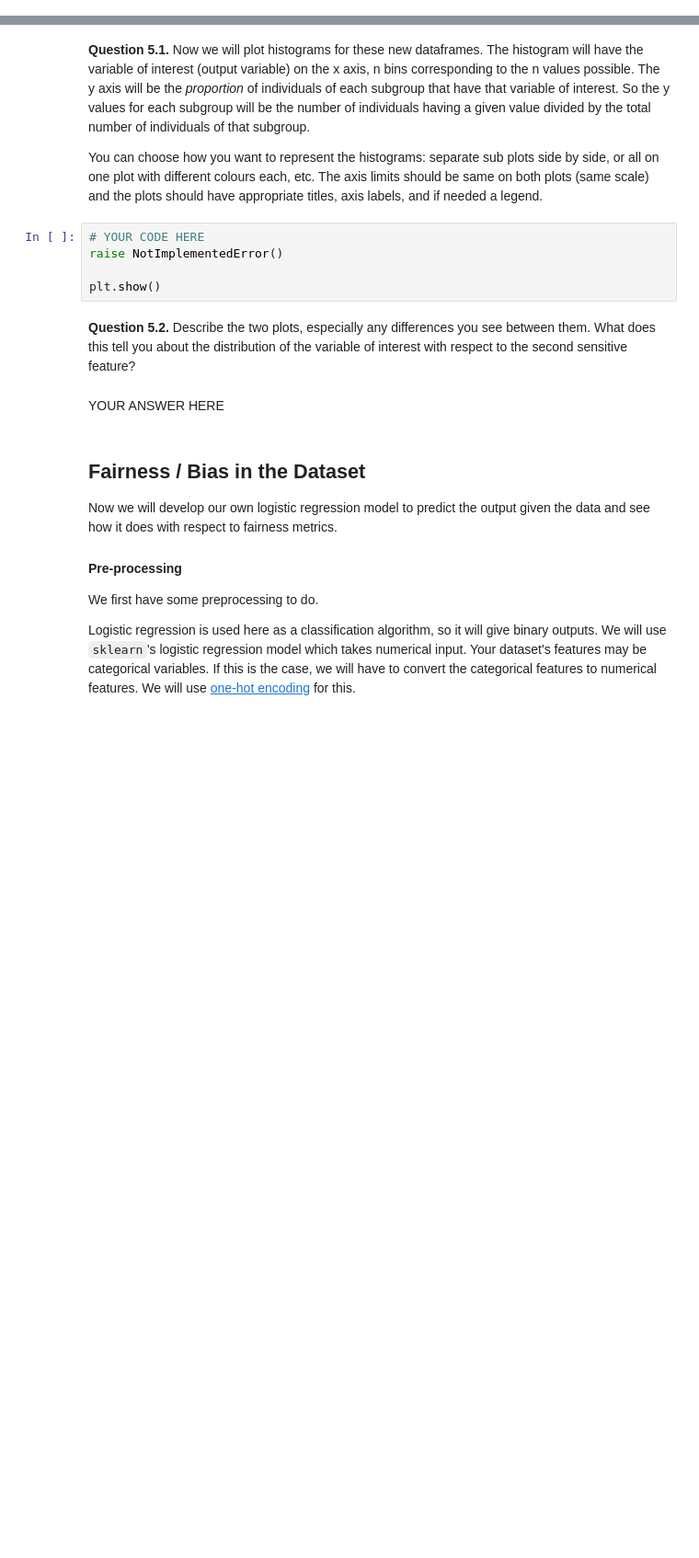
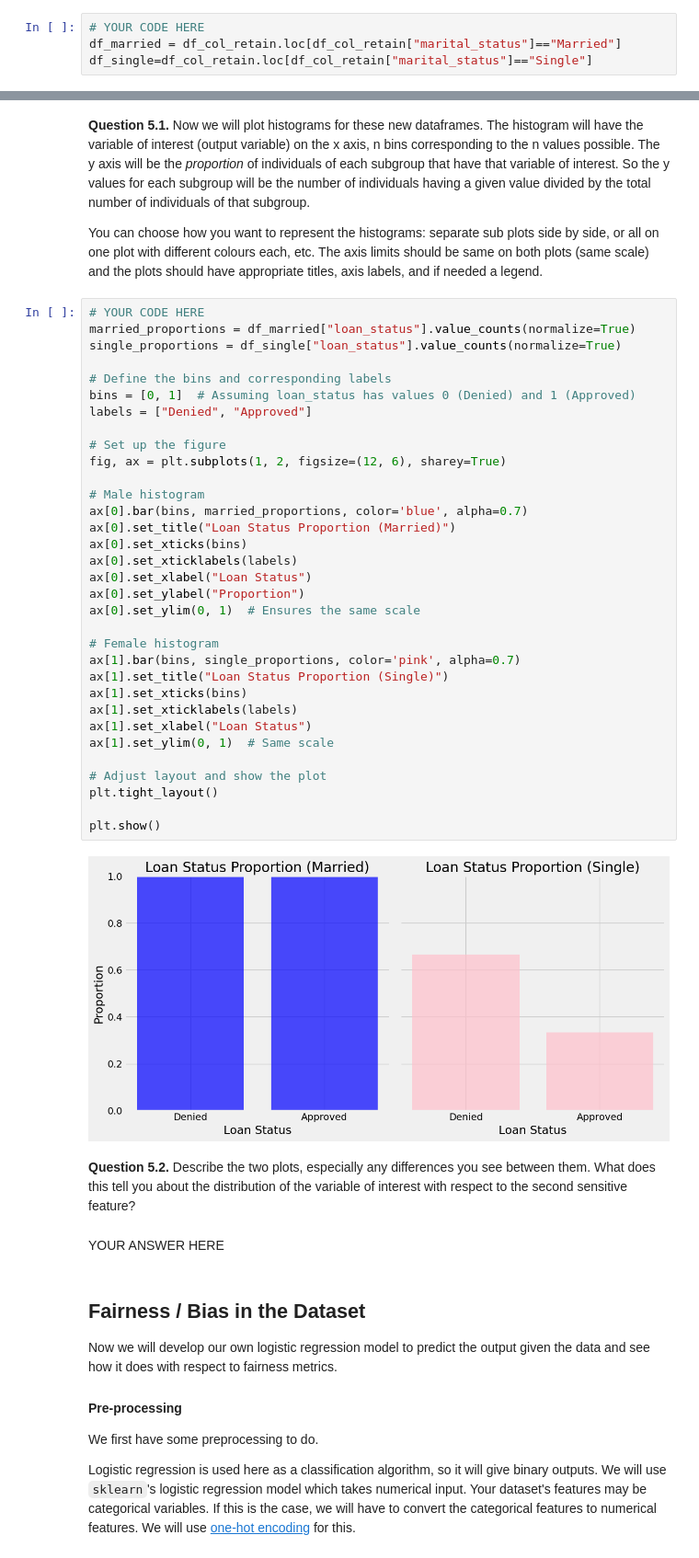
Before and after one commit to saharaKaulPersonal/CMPUT200AS2, a Jupyter notebook: A2.ipynb, the cells around one changed output, grey strips where cells are left out. Shown: that part at 92% size. Saved outputs shown, nothing was run; the diff lists cells and outputs as text; blank space fills up the shorter version.

```diff
--- a/A2.ipynb
+++ b/A2.ipynb
@@ -166,0 +195,4 @@ raise NotImplementedError()
+# %%
+# YOUR CODE HERE
+df_married = df_col_retain.loc[df_col_retain["marital_status"]=="Married"]
+df_single=df_col_retain.loc[df_col_retain["marital_status"]=="Single"]
@@ -168,11 +218,41 @@ raise NotImplementedError()
 **Question 5.1.** Now we will plot histograms for these new dataframes.  The histogram will have the variable of interest (output variable) on the x axis, n bins corresponding to the n values possible. The y axis will be the _proportion_ of individuals of each subgroup that have that variable of interest.  So the y values for each subgroup will be the number of individuals having a given value divided by the total number of individuals of that subgroup.
 
 You can choose how you want to represent the histograms:  separate sub plots side by side, or all on one plot with different colours each, etc.  The axis limits should be same on both plots (same scale) and the plots should have appropriate titles, axis labels, and if needed a legend.
-# %%
-# YOUR CODE HERE
-raise NotImplementedError()
-
-plt.show()
+# %%
+# YOUR CODE HERE
+married_proportions = df_married["loan_status"].value_counts(normalize=True)
+single_proportions = df_single["loan_status"].value_counts(normalize=True)
+
+# Define the bins and corresponding labels
+bins = [0, 1]  # Assuming loan_status has values 0 (Denied) and 1 (Approved)
+labels = ["Denied", "Approved"]
+
+# Set up the figure
+fig, ax = plt.subplots(1, 2, figsize=(12, 6), sharey=True)
+
+# Male histogram
+ax[0].bar(bins, married_proportions, color='blue', alpha=0.7)
+ax[0].set_title("Loan Status Proportion (Married)")
+ax[0].set_xticks(bins)
+ax[0].set_xticklabels(labels)
+ax[0].set_xlabel("Loan Status")
+ax[0].set_ylabel("Proportion")
+ax[0].set_ylim(0, 1)  # Ensures the same scale
+
+# Female histogram
+ax[1].bar(bins, single_proportions, color='pink', alpha=0.7)
+ax[1].set_title("Loan Status Proportion (Single)")
+ax[1].set_xticks(bins)
+ax[1].set_xticklabels(labels)
+ax[1].set_xlabel("Loan Status")
+ax[1].set_ylim(0, 1)  # Same scale
+
+# Adjust layout and show the plot
+plt.tight_layout()
+
+plt.show()
+# %% [output]
+[figure, added]
 # %% [markdown]
 **Question 5.2.** Describe the two plots, especially any differences you see between them.  What does this tell you about the distribution of the variable of interest with respect to the second sensitive feature?
 # %% [markdown]
```
Also changed, not shown: parts of 8 cells of this notebook.
